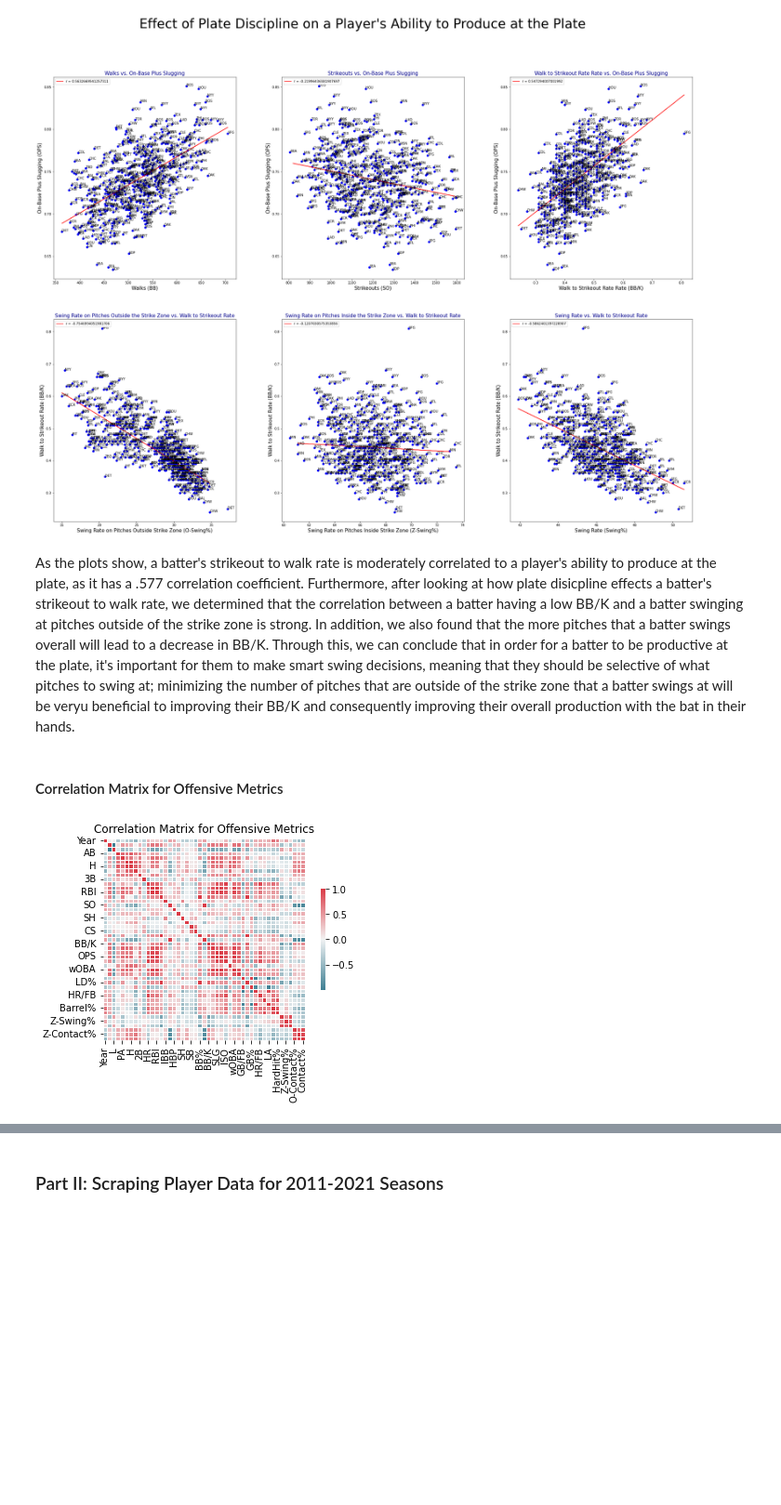
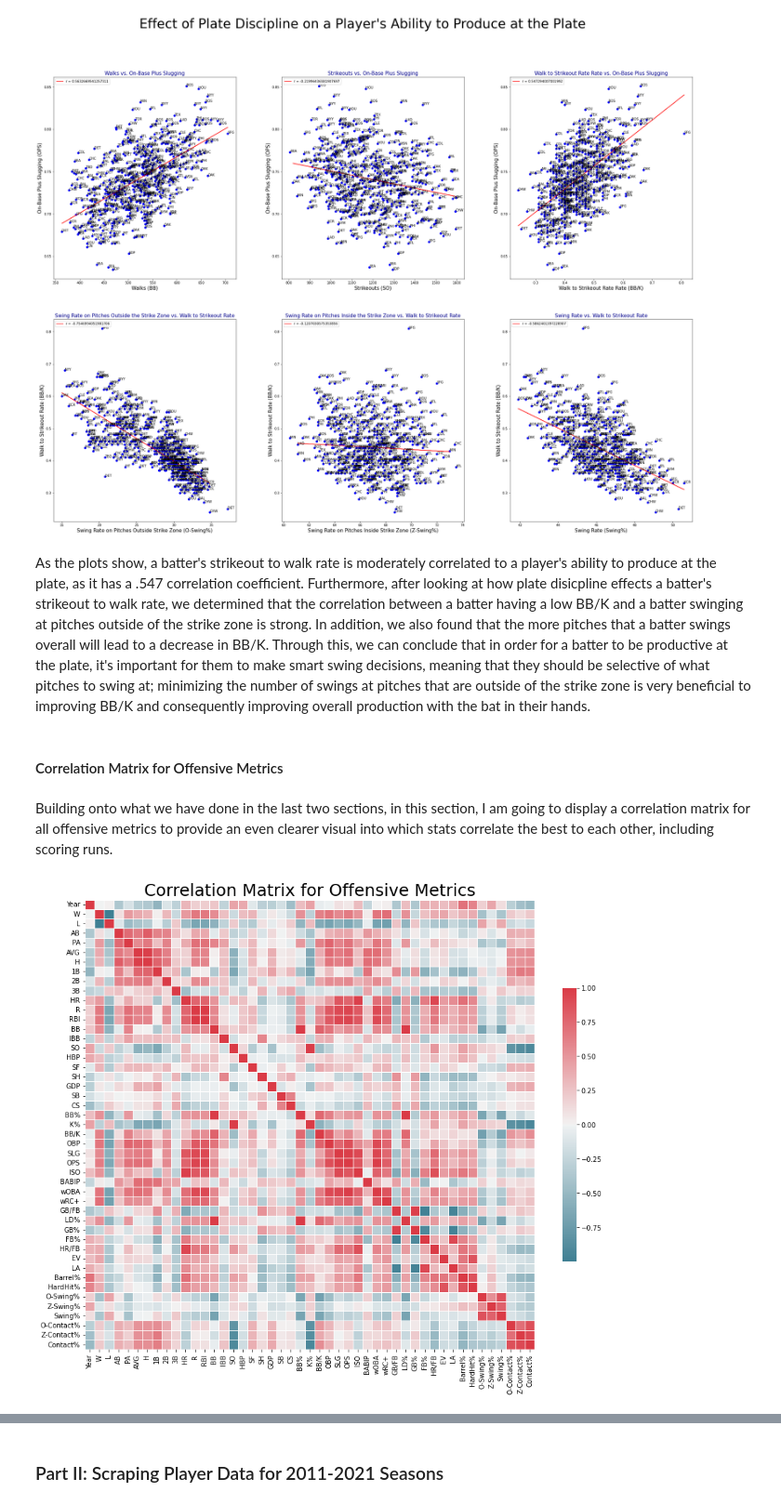
Before and after one commit to cjemm10/cjemm10, a Jupyter notebook: index.ipynb, the cells around one changed output, grey strips where cells are left out. Shown at 93% size. Saved outputs shown, nothing was run; the diff lists cells and outputs as text; code cells hidden in the pictures; blank space fills up the shorter version.

Commit message:
Added commentary throughout code

```diff
--- a/index.ipynb
+++ b/index.ipynb
@@ -746,18 +761,24 @@ plt.show()
 # %% [output]
 [figure]
 # %% [markdown]
-As the plots show, a batter's strikeout to walk rate is moderately correlated to a player's ability to produce at the plate, as it has a .577 correlation coefficient. Furthermore, after looking at how plate disicpline effects a batter's strikeout to walk rate, we determined that the correlation between a batter having a low BB/K and a batter swinging at pitches outside of the strike zone is strong. In addition, we also found that the more pitches that a batter swings overall will lead to a decrease in BB/K. Through this, we can conclude that in order for a batter to be productive at the plate, it's important for them to make smart swing decisions, meaning that they should be selective of what pitches to swing at; minimizing the number of pitches that are outside of the strike zone that a batter swings at will be veryu beneficial to improving their BB/K and consequently improving their overall production with the bat in their hands.
+As the plots show, a batter's strikeout to walk rate is moderately correlated to a player's ability to produce at the plate, as it has a .547 correlation coefficient. Furthermore, after looking at how plate disicpline effects a batter's strikeout to walk rate, we determined that the correlation between a batter having a low BB/K and a batter swinging at pitches outside of the strike zone is strong. In addition, we also found that the more pitches that a batter swings overall will lead to a decrease in BB/K. Through this, we can conclude that in order for a batter to be productive at the plate, it's important for them to make smart swing decisions, meaning that they should be selective of what pitches to swing at; minimizing the number of swings at pitches that are outside of the strike zone is very beneficial to improving BB/K and consequently improving overall production with the bat in their hands.
 # %% [markdown]
 #### Correlation Matrix for Offensive Metrics
+# %% [markdown]
+Building onto what we have done in the last two sections, in this section, I am going to display a correlation matrix for all offensive metrics to provide an even clearer visual into which stats correlate the best to each other, including scoring runs.
 # %%
 team = team_batting[team_batting.Year != 2020]
 team = team[team.Year > 2014]
 
-corr = team.corr()
-mask = np.triu(np.ones_like(corr, dtype=bool))
+fig, ax = plt.subplots()
+fig.subplots_adjust(wspace=.25)
+fig.set_figheight(15)
+fig.set_figwidth(15)
+plt.title('Correlation Matrix for Offensive Metrics', fontsize=25)
+
 cmap = seaborn.diverging_palette(220, 10, as_cmap=True)
-seaborn.heatmap(corr, cmap=cmap, vmax=1, center=0, square=True, linewidths=.5, cbar_kws={"shrink": .5})
-plt.title('Correlation Matrix for Offensive Metrics')
+seaborn.heatmap(team.corr(), cmap=cmap, vmax=1, center=0, square=True, linewidths=.5, cbar_kws={"shrink": .5})
+
 plt.show()
 # %% [output]
-[figure, old version]
+[figure, new version]
```
Also changed, not shown: parts of 48 cells of this notebook, 1 other file.
